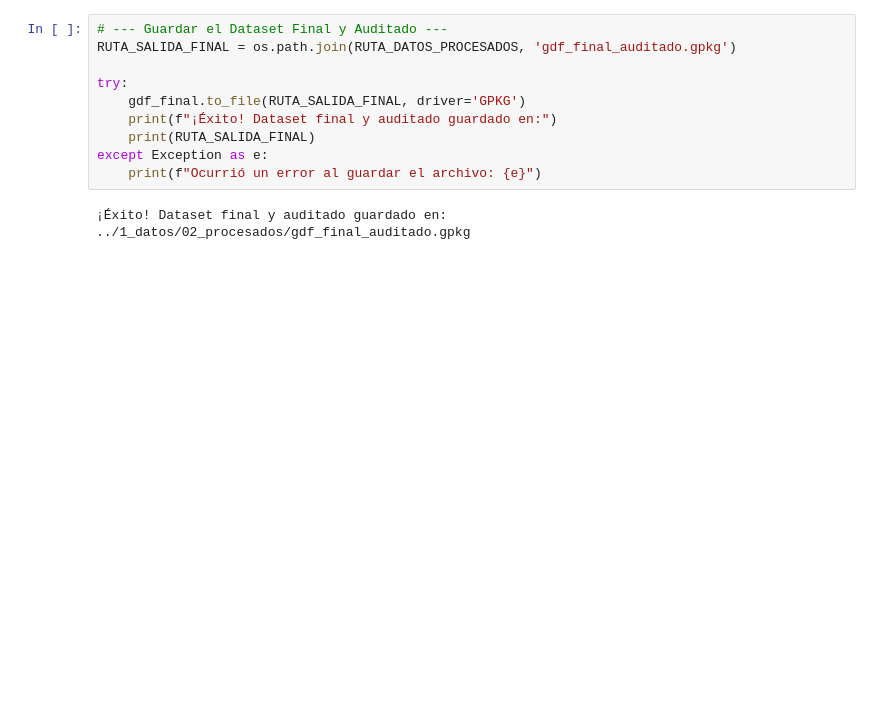
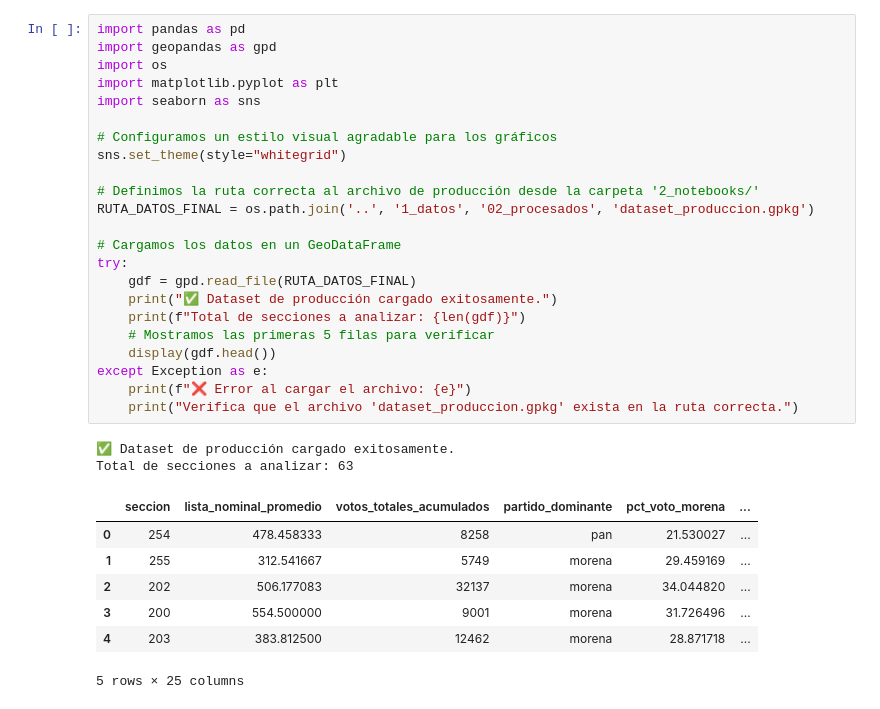
Before and after one commit to Omartg04/prototipo-inteligencia-electoral, a Jupyter notebook: 2_notebooks/5_Auditoria_de_datos.ipynb, the cells around one changed output. Cells and saved outputs as stored; diff of their text form; blank space fills up the shorter version.

```diff
--- a/2_notebooks/5_Auditoria_de_datos.ipynb
+++ b/2_notebooks/5_Auditoria_de_datos.ipynb
@@ -322,13 +1,33 @@ display(gdf_final.describe().T)
-# %%
-# --- Guardar el Dataset Final y Auditado ---
-RUTA_SALIDA_FINAL = os.path.join(RUTA_DATOS_PROCESADOS, 'gdf_final_auditado.gpkg')
-
-try:
-    gdf_final.to_file(RUTA_SALIDA_FINAL, driver='GPKG')
-    print(f"¡Éxito! Dataset final y auditado guardado en:")
-    print(RUTA_SALIDA_FINAL)
-except Exception as e:
-    print(f"Ocurrió un error al guardar el archivo: {e}")
-# %% [output]
-¡Éxito! Dataset final y auditado guardado en:
-../1_datos/02_procesados/gdf_final_auditado.gpkg
+# %%
+import pandas as pd
+import geopandas as gpd
+import os
+import matplotlib.pyplot as plt
+import seaborn as sns
+
+# Configuramos un estilo visual agradable para los gráficos
+sns.set_theme(style="whitegrid")
+
+# Definimos la ruta correcta al archivo de producción desde la carpeta '2_notebooks/'
+RUTA_DATOS_FINAL = os.path.join('..', '1_datos', '02_procesados', 'dataset_produccion.gpkg')
+
+# Cargamos los datos en un GeoDataFrame
+try:
+    gdf = gpd.read_file(RUTA_DATOS_FINAL)
+    print("✅ Dataset de producción cargado exitosamente.")
+    print(f"Total de secciones a analizar: {len(gdf)}")
+    # Mostramos las primeras 5 filas para verificar
+    display(gdf.head())
+except Exception as e:
+    print(f"❌ Error al cargar el archivo: {e}")
+    print("Verifica que el archivo 'dataset_produccion.gpkg' exista en la ruta correcta.")
+# %% [output]
+✅ Dataset de producción cargado exitosamente.
+Total de secciones a analizar: 63
+|  | seccion | lista_nominal_promedio | votos_totales_acumulados | partido_dominante | pct_voto_morena | ... |
+| 0 | 254 | 478.458333 | 8258 | pan | 21.530027 | ... |
+| 1 | 255 | 312.541667 | 5749 | morena | 29.459169 | ... |
+| 2 | 202 | 506.177083 | 32137 | morena | 34.044820 | ... |
+| 3 | 200 | 554.500000 | 9001 | morena | 31.726496 | ... |
+| 4 | 203 | 383.812500 | 12462 | morena | 28.871718 | ... |
+5 rows × 25 columns
```
Also changed, not shown: parts of 15 cells of this notebook, 3 other files.
